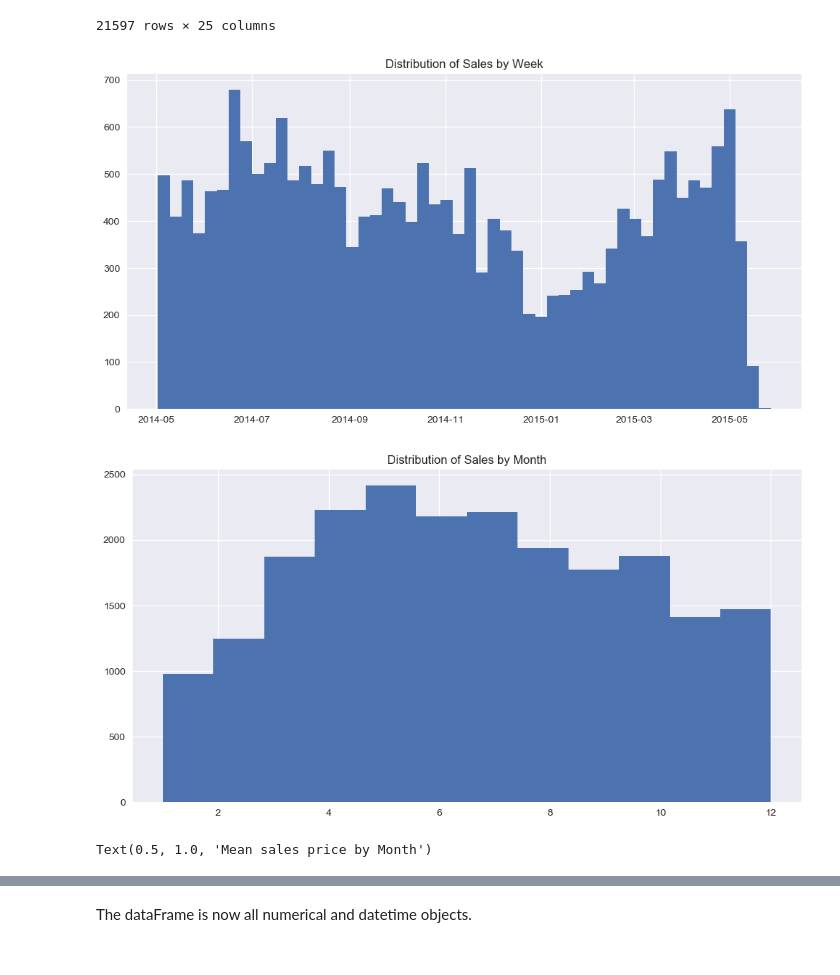
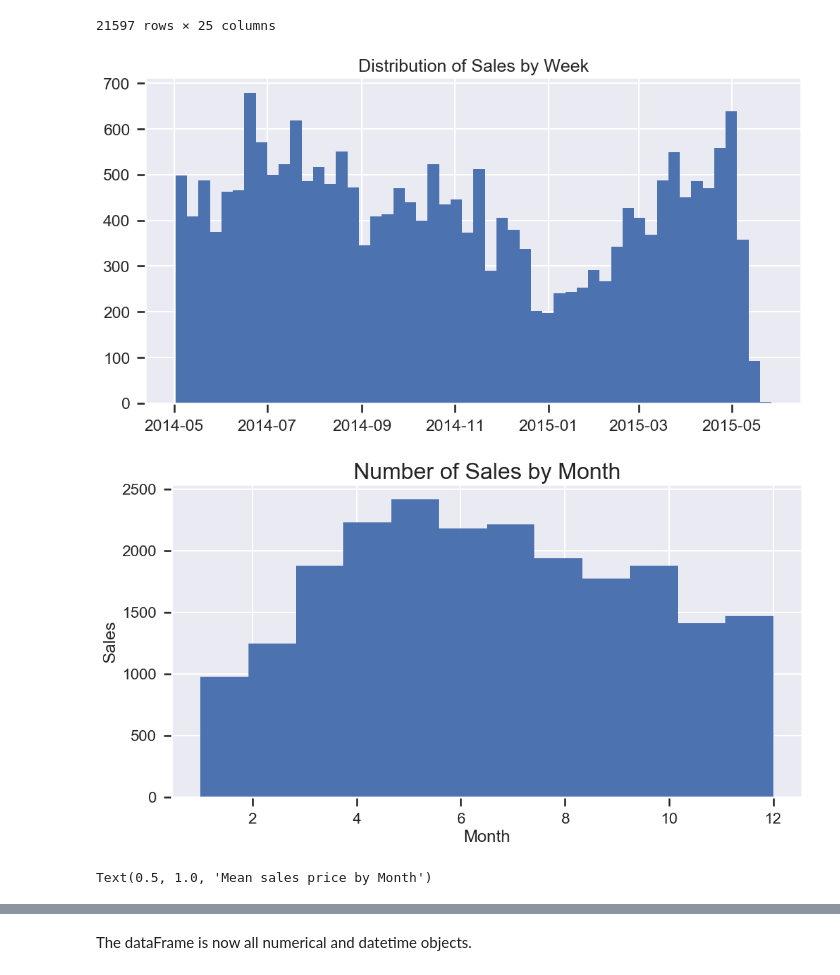
Before and after one commit to sciencelee/dsc-mod-2-project-v2-1-online-ds-sp-000, a Jupyter notebook: 01-Prepare Data.ipynb, the cells around one changed output, grey strips where cells are left out. Cells and saved outputs as stored; diff of their text form; code cells hidden in the pictures.

```diff
--- a/01-Prepare Data.ipynb
+++ b/01-Prepare Data.ipynb
@@ -262,22 +262,30 @@ kc
 # %%
 
 # Since I converted date, I thought it would be interesting to look at sales by date to see if it could potentially be a factor
 #. Each bin represents a week.  There is a definite sales period in spring/summer and low points in winter months.
 
 
 # might be worthwhile to investigate the effect of time of year on saleprice as well
+
+
 kc['date'].hist(bins=52, figsize=[12,6])
 plt.title('Distribution of Sales by Week')
 plt.show()
 kc['month'].hist(bins=12, figsize=[12, 6])
 plt.title('Distribution of Sales by Month')
+plt.ylabel('Sales', fontsize=18)
+plt.xlabel('Month', fontsize=18)
+plt.title("Number of Sales by Month", fontsize=24)
+
 plt.show()
 
 kc.groupby(['month'])['price'].mean().plot()
-plt.ylabel('price')
+plt.ylabel('Sale Price', fontsize=18)
+plt.xlabel('Month', fontsize=18)
+
 plt.ylim([500000, 570000])
-plt.title("Mean sales price by Month")
+plt.title("Mean sales price by Month", fontsize=24)
 # %% [output]
-[figure, old version]
+[figure, new version]
-[figure, old version]
+[figure, new version]
 Text(0.5, 1.0, 'Mean sales price by Month')
```
Also changed, not shown: parts of 17 cells of this notebook, 9 other files.
